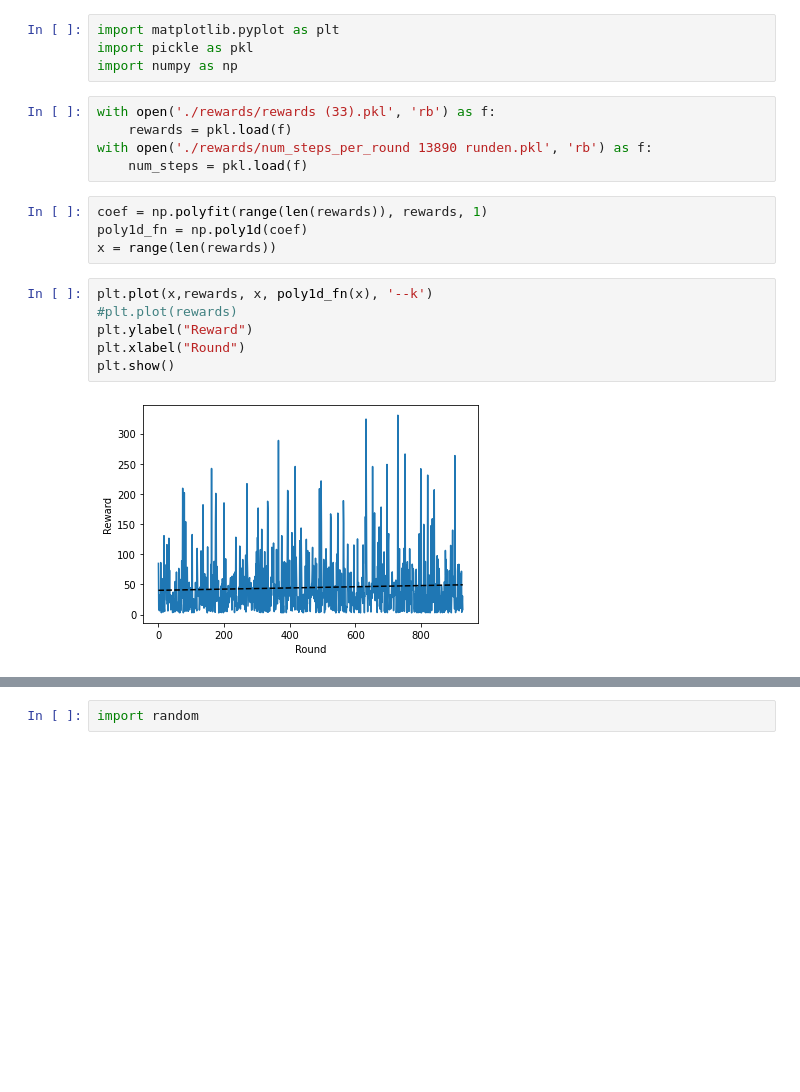
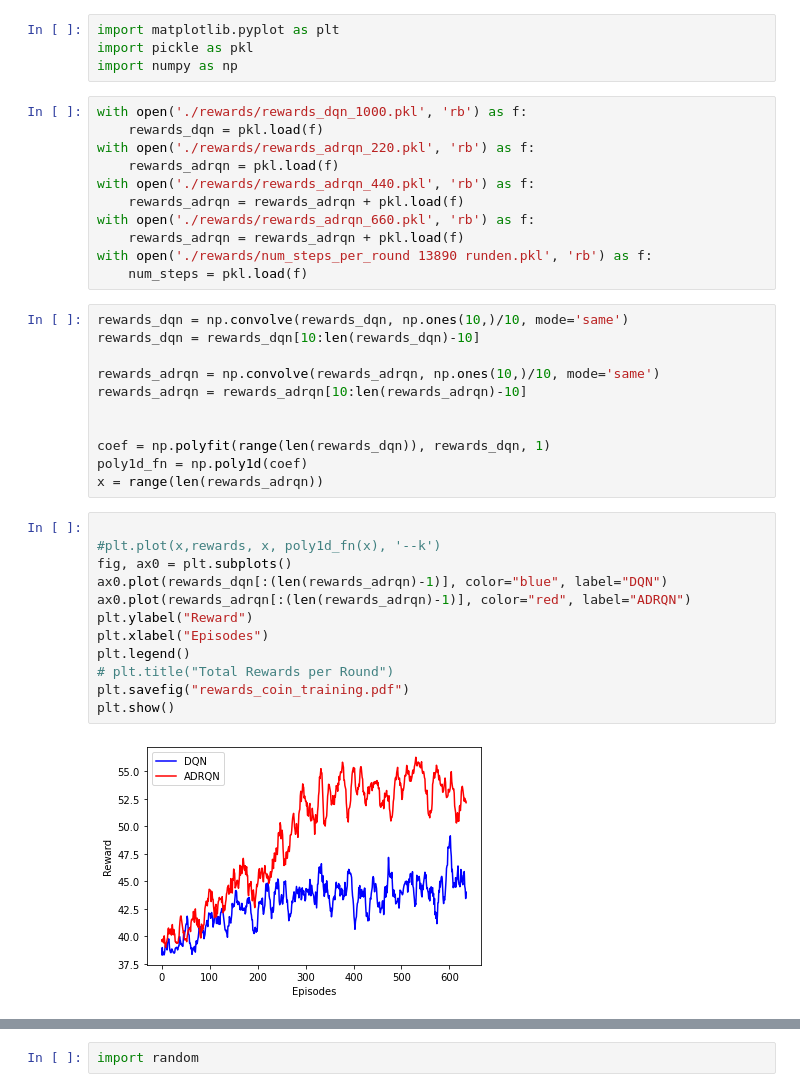
Before and after one commit to theGindar/bomberman, a Jupyter notebook: agent_code/my_agent_ADRQN/reward_plot.ipynb, the cells around one changed output, grey strips where cells are left out. Cells and saved outputs as stored; diff of their text form; blank space fills up the shorter version.

```diff
--- a/agent_code/my_agent_ADRQN/reward_plot.ipynb
+++ b/agent_code/my_agent_ADRQN/reward_plot.ipynb
@@ -3,22 +3,41 @@ import matplotlib.pyplot as plt
 import pickle as pkl
 import numpy as np
 # %%
-with open('./rewards/rewards (33).pkl', 'rb') as f:
-    rewards = pkl.load(f)
+with open('./rewards/rewards_dqn_1000.pkl', 'rb') as f:
+    rewards_dqn = pkl.load(f)
+with open('./rewards/rewards_adrqn_220.pkl', 'rb') as f:
+    rewards_adrqn = pkl.load(f)
+with open('./rewards/rewards_adrqn_440.pkl', 'rb') as f:
+    rewards_adrqn = rewards_adrqn + pkl.load(f)
+with open('./rewards/rewards_adrqn_660.pkl', 'rb') as f:
+    rewards_adrqn = rewards_adrqn + pkl.load(f)
 with open('./rewards/num_steps_per_round 13890 runden.pkl', 'rb') as f:
     num_steps = pkl.load(f)
-# %%
-coef = np.polyfit(range(len(rewards)), rewards, 1)
-poly1d_fn = np.poly1d(coef)
-x = range(len(rewards))
+# %%
+rewards_dqn = np.convolve(rewards_dqn, np.ones(10,)/10, mode='same')
+rewards_dqn = rewards_dqn[10:len(rewards_dqn)-10]
+
+rewards_adrqn = np.convolve(rewards_adrqn, np.ones(10,)/10, mode='same')
+rewards_adrqn = rewards_adrqn[10:len(rewards_adrqn)-10]
+
+
+coef = np.polyfit(range(len(rewards_dqn)), rewards_dqn, 1)
+poly1d_fn = np.poly1d(coef)
+x = range(len(rewards_adrqn))
 # %%
-plt.plot(x,rewards, x, poly1d_fn(x), '--k')
-#plt.plot(rewards)
+
+#plt.plot(x,rewards, x, poly1d_fn(x), '--k')
+fig, ax0 = plt.subplots()
+ax0.plot(rewards_dqn[:(len(rewards_adrqn)-1)], color="blue", label="DQN")
+ax0.plot(rewards_adrqn[:(len(rewards_adrqn)-1)], color="red", label="ADRQN")
 plt.ylabel("Reward")
-plt.xlabel("Round")
+plt.xlabel("Episodes")
+plt.legend()
+# plt.title("Total Rewards per Round")
+plt.savefig("rewards_coin_training.pdf")
 plt.show()
 # %% [output]
-[figure, old version]
+[figure, new version]
 # %%
 plt.clf()
 coef = np.polyfit(range(len(num_steps)), num_steps, 1)
```
Also changed, not shown: parts of 5 cells of this notebook, 7 other files.
